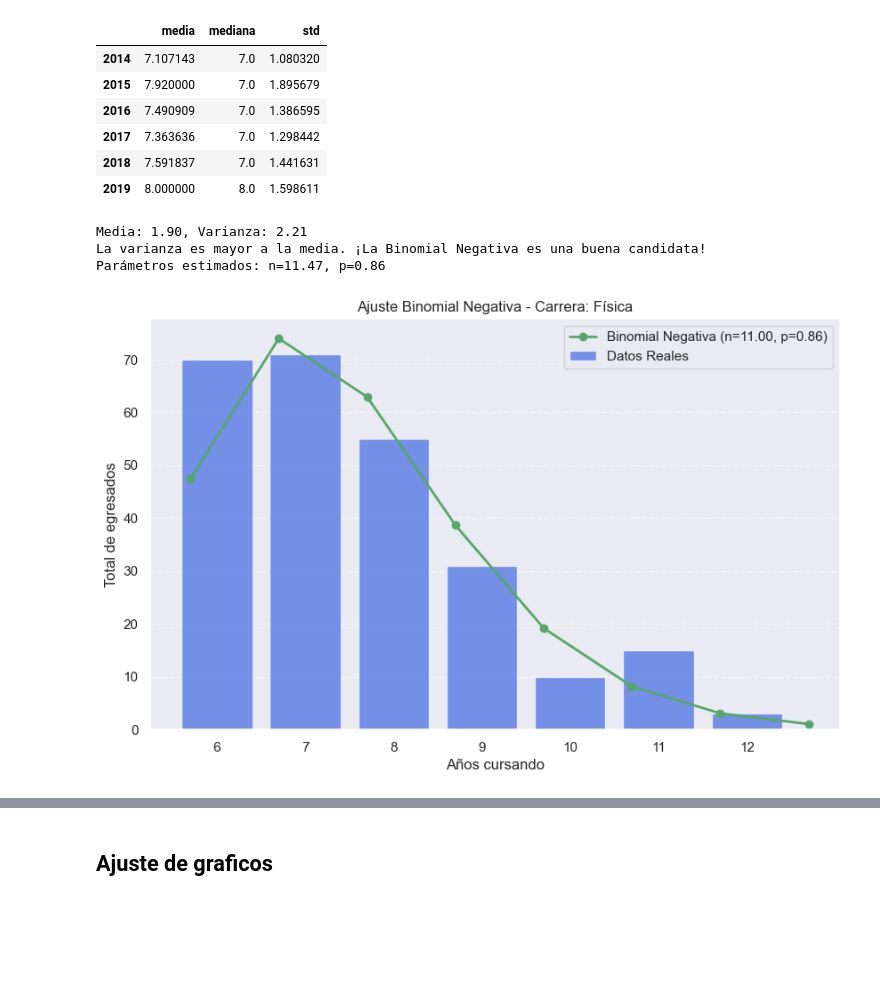
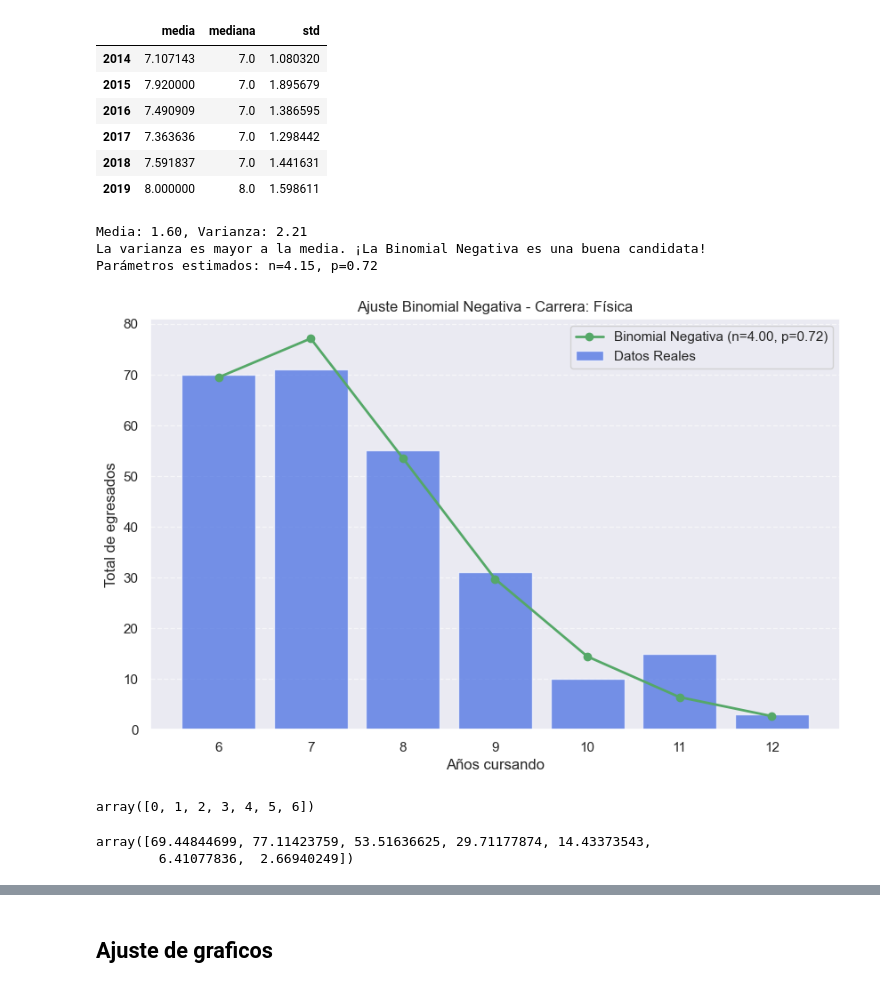
Before and after one commit to solcalloni/modelos-para-prediccion-de-abandono, a Jupyter notebook: packages/exploratory-data-analysis/FCEN_2005_2025/02-analisis_por_carrera.ipynb, the cells around one changed output, grey strips where cells are left out. Cells and saved outputs as stored; diff of their text form; code cells hidden in the pictures; blank space fills up the shorter version.

```diff
--- a/packages/exploratory-data-analysis/FCEN_2005_2025/02-analisis_por_carrera.ipynb
+++ b/packages/exploratory-data-analysis/FCEN_2005_2025/02-analisis_por_carrera.ipynb
@@ -365,7 +367,9 @@ datos_completos = np.repeat(total_por_tiempo_95["tiempo_cursando"], total_por_ti
 
 # 2. Desplazar datos (Restamos el mínimo o la duración nominal, ej. 5)
 shift = limite_inferior
-datos_desplazados = datos_completos - shift
+shift_entero = int(round(shift))
+
+datos_desplazados = datos_completos - shift_entero
 # Nota: Si algún dato queda negativo (como el año 3),
 # se suele truncar a 0 o elegir un shift más pequeño.
 datos_desplazados = np.maximum(datos_desplazados, 0)
@@ -384,36 +388,45 @@ if var > mu:
 else:
     print("Incluso desplazando, la varianza es menor. Considera una Binomial común.")
 # %% [output]
-Media: 1.90, Varianza: 2.21
+Media: 1.60, Varianza: 2.21
 La varianza es mayor a la media. ¡La Binomial Negativa es una buena candidata!
-Parámetros estimados: n=11.47, p=0.86
+Parámetros estimados: n=4.15, p=0.72
 # %%
 from scipy.stats import binom
 import matplotlib.pyplot as plt
 p_est = mu / var
 n_est = int(round((mu**2) / (var - mu)))
 
 # Eje X para la curva (desde el desplazamiento hacia adelante)
-x_teorico = np.arange(0, total_por_tiempo_95['tiempo_cursando'].max() - shift + 1)
+x_teorico = np.arange(0, total_por_tiempo_95['tiempo_cursando'].max() - shift_entero + 1)
 y_teorico = nbinom.pmf(x_teorico, n_est, p_est) * total_por_tiempo_95['total_egreso'].sum()
 
 # 4. Graficamos
 plt.figure(figsize=(10, 6))
 
 # Barras reales
 plt.bar(total_por_tiempo_95['tiempo_cursando'], total_por_tiempo_95['total_egreso'], color='royalblue', alpha=0.7, label='Datos Reales')
 
 # Curva Binomial Negativa
 # Nota: sumamos shift para devolver la curva a su posición original en el eje X
-plt.plot(x_teorico + shift, y_teorico, 'go-', lw=2,
+plt.plot(x_teorico + shift_entero, y_teorico, 'go-', lw=2,
             label=f'Binomial Negativa (n={n_est:.2f}, p={p_est:.2f})')
 
 plt.title('Ajuste Binomial Negativa - Carrera: Física')
 plt.xlabel('Años cursando')
 plt.ylabel('Total de egresados')
 plt.xticks(np.arange(int(round(limite_inferior)), int(round(limite_superior)) + 1, 1))
 plt.legend()
 plt.grid(axis='y', linestyle='--', alpha=0.6)
 plt.show()
 # %% [output]
-[figure, old version]
+[figure, new version]
+# %%
+x_teorico
+# %% [output]
+array([0, 1, 2, 3, 4, 5, 6])
+# %%
+y_teorico
+# %% [output]
+array([69.44844699, 77.11423759, 53.51636625, 29.71177874, 14.43373543,
+        6.41077836,  2.66940249])
```
Also changed, not shown: parts of 7 cells of this notebook, 4 other files.
